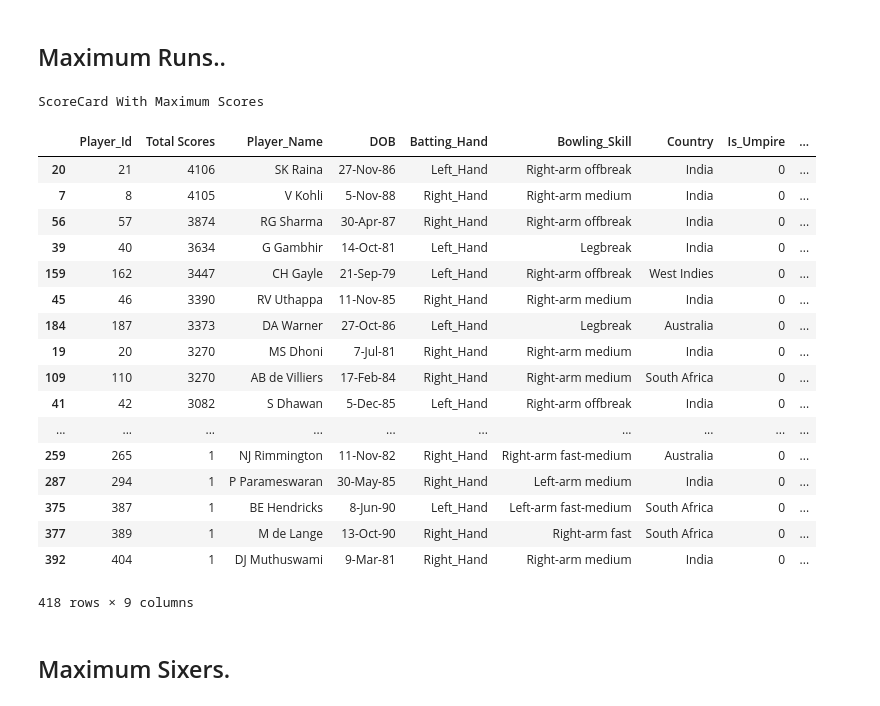
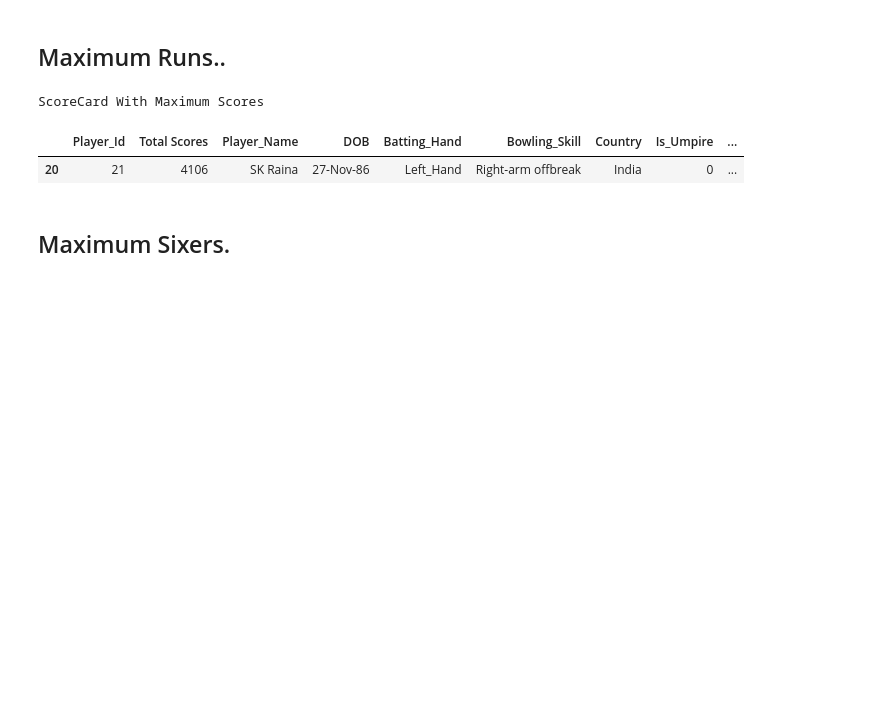
Before and after one commit to vkunal1996/IPL-Case-Study--Numpy-Pandas-, a Jupyter notebook: IPL Case Study Pandas.ipynb, the cells around one changed output. Cells and saved outputs as stored; diff of their text form; code cells hidden in the pictures; blank space fills up the shorter version.

```diff
--- a/IPL Case Study Pandas.ipynb
+++ b/IPL Case Study Pandas.ipynb
@@ -79,38 +64,22 @@ Wickets Records by Maximum Wickets
 # %%
 newdata=pd.read_csv('/home/kunalverma/Itronix Solutions/dummy/IPL/Ball_by_Ball.csv')
 newdata=newdata[newdata.Batsman_Scored!='Do_nothing']
 newdata=newdata[newdata.Batsman_Scored!='0']
 newdata=newdata[newdata.Batsman_Scored!=' ']
 scores=newdata.groupby('Striker_Id')
 scored=[]
 for i,j in scores:
     scored.append((i,np.sum(np.array(j['Batsman_Scored'],dtype=int))))
     #scored.append((i,j['Batsman_Scored'].sum())) This is Returning the list of String instead of adding the numbers.
 
 score_record=pd.DataFrame(scored,columns=['Player_Id','Total Scores'])
 print('ScoreCard With Maximum Scores')
 scorecard=pd.merge(score_record,player_data,on='Player_Id',how='left')
-scorecard.sort_values(by='Total Scores',kind='mergeort',ascending=False)
+scorecard.sort_values(by='Total Scores',kind='mergeort',ascending=False).head(1)
 # %% [output]
 ScoreCard With Maximum Scores
 |  | Player_Id | Total Scores | Player_Name | DOB | Batting_Hand | Bowling_Skill | Country | Is_Umpire | ... |
 | 20 | 21 | 4106 | SK Raina | 27-Nov-86 | Left_Hand | Right-arm offbreak | India | 0 | ... |
-| 7 | 8 | 4105 | V Kohli | 5-Nov-88 | Right_Hand | Right-arm medium | India | 0 | ... |
-| 56 | 57 | 3874 | RG Sharma | 30-Apr-87 | Right_Hand | Right-arm offbreak | India | 0 | ... |
-| 39 | 40 | 3634 | G Gambhir | 14-Oct-81 | Left_Hand | Legbreak | India | 0 | ... |
-| 159 | 162 | 3447 | CH Gayle | 21-Sep-79 | Left_Hand | Right-arm offbreak | West Indies | 0 | ... |
-| 45 | 46 | 3390 | RV Uthappa | 11-Nov-85 | Right_Hand | Right-arm medium | India | 0 | ... |
-| 184 | 187 | 3373 | DA Warner | 27-Oct-86 | Left_Hand | Legbreak | Australia | 0 | ... |
-| 19 | 20 | 3270 | MS Dhoni | 7-Jul-81 | Right_Hand | Right-arm medium | India | 0 | ... |
-| 109 | 110 | 3270 | AB de Villiers | 17-Feb-84 | Right_Hand | Right-arm medium | South Africa | 0 | ... |
-| 41 | 42 | 3082 | S Dhawan | 5-Dec-85 | Left_Hand | Right-arm offbreak | India | 0 | ... |
-| ... | ... | ... | ... | ... | ... | ... | ... | ... | ... |
-| 259 | 265 | 1 | NJ Rimmington | 11-Nov-82 | Right_Hand | Right-arm fast-medium | Australia | 0 | ... |
-| 287 | 294 | 1 | P Parameswaran | 30-May-85 | Right_Hand | Left-arm medium | India | 0 | ... |
-| 375 | 387 | 1 | BE Hendricks | 8-Jun-90 | Left_Hand | Left-arm fast-medium | South Africa | 0 | ... |
-| 377 | 389 | 1 | M de Lange | 13-Oct-90 | Right_Hand | Right-arm fast | South Africa | 0 | ... |
-| 392 | 404 | 1 | DJ Muthuswami | 9-Mar-81 | Right_Hand | Right-arm medium | India | 0 | ... |
-418 rows × 9 columns
 # %% [markdown]
 ## Maximum Sixers.
 # %%
```
Also changed, not shown: parts of 15 cells of this notebook.
